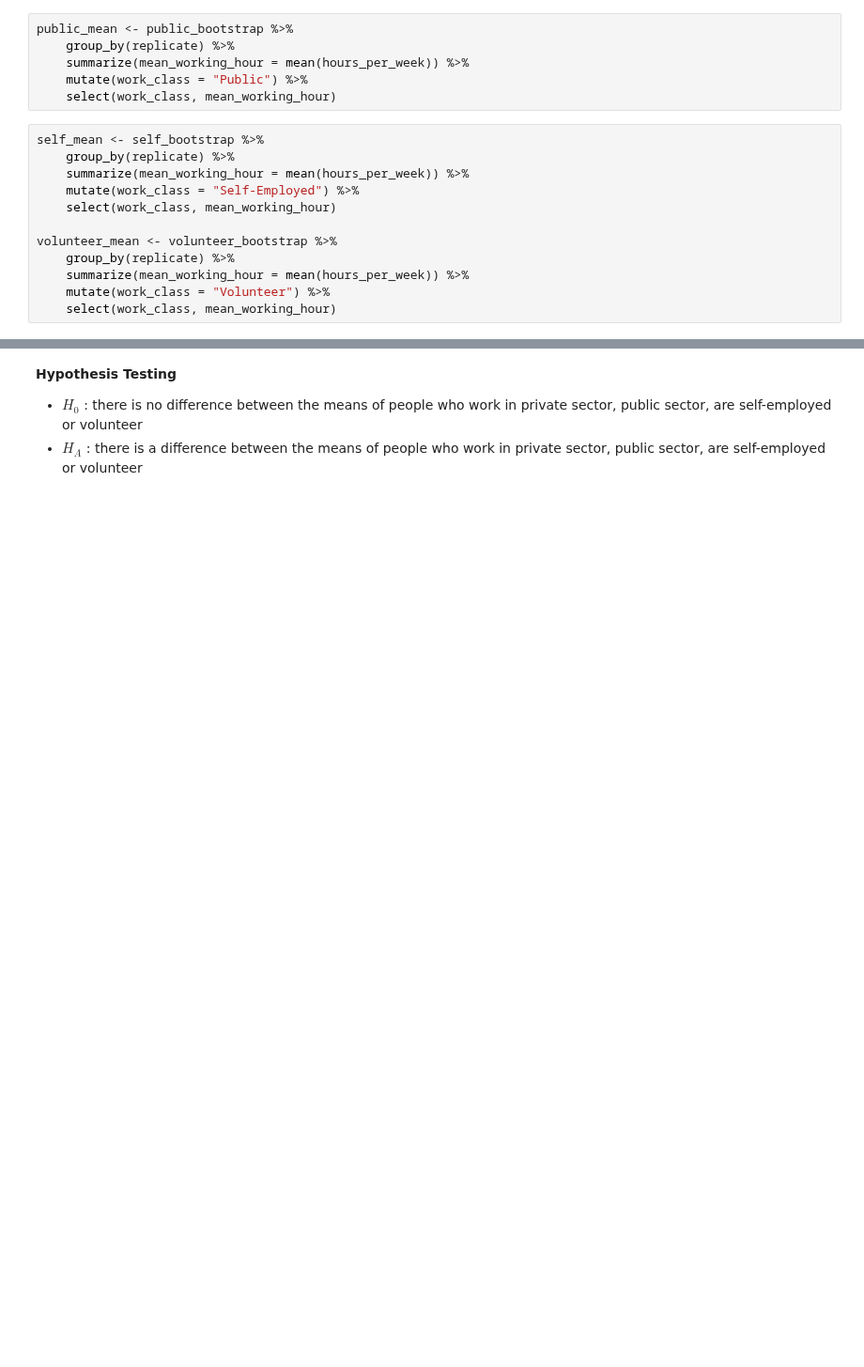
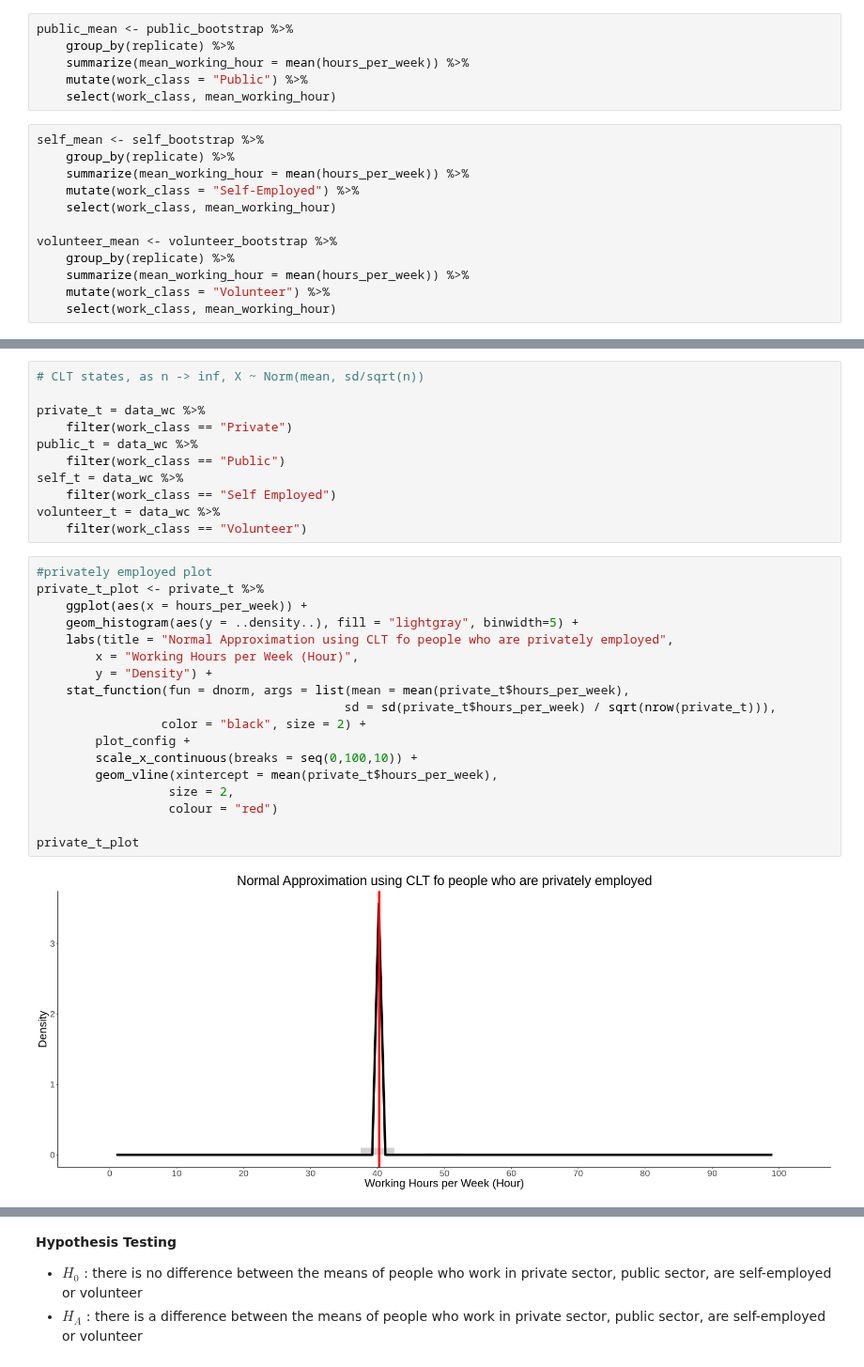
Before and after one commit to sidnand/Inferential-Report-on-Adult-Working-Hours, a Jupyter notebook: Final Report.ipynb, the cells around one changed output, grey strips where cells are left out. Shown at 94% size. Saved outputs shown, nothing was run; the diff lists cells and outputs as text; blank space fills up the shorter version.

```diff
--- a/Final Report.ipynb
+++ b/Final Report.ipynb
@@ -990 +995,32 @@ A tibble: 1 × 2
 [figure]
+# %%
+# CLT states, as n -> inf, X ~ Norm(mean, sd/sqrt(n))
+
+private_t = data_wc %>%
+    filter(work_class == "Private")
+public_t = data_wc %>%
+    filter(work_class == "Public")
+self_t = data_wc %>%
+    filter(work_class == "Self Employed")
+volunteer_t = data_wc %>%
+    filter(work_class == "Volunteer")
+# %%
+#privately employed plot
+private_t_plot <- private_t %>%
+    ggplot(aes(x = hours_per_week)) +
+    geom_histogram(aes(y = ..density..), fill = "lightgray", binwidth=5) +
+    labs(title = "Normal Approximation using CLT fo people who are privately employed",
+        x = "Working Hours per Week (Hour)",
+        y = "Density") +
+    stat_function(fun = dnorm, args = list(mean = mean(private_t$hours_per_week),
+                                          sd = sd(private_t$hours_per_week) / sqrt(nrow(private_t))),
+                 color = "black", size = 2) +
+        plot_config +
+        scale_x_continuous(breaks = seq(0,100,10)) +
+        geom_vline(xintercept = mean(private_t$hours_per_week),
+                  size = 2,
+                  colour = "red")
+
+private_t_plot
+# %% [output]
+[figure, added]
```
Also changed, not shown: parts of 6 cells of this notebook.
